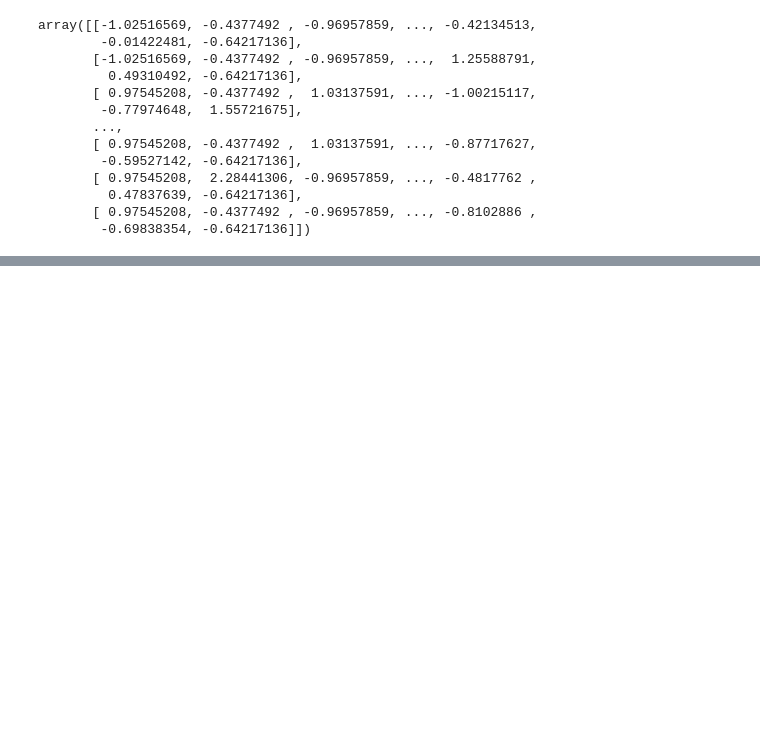
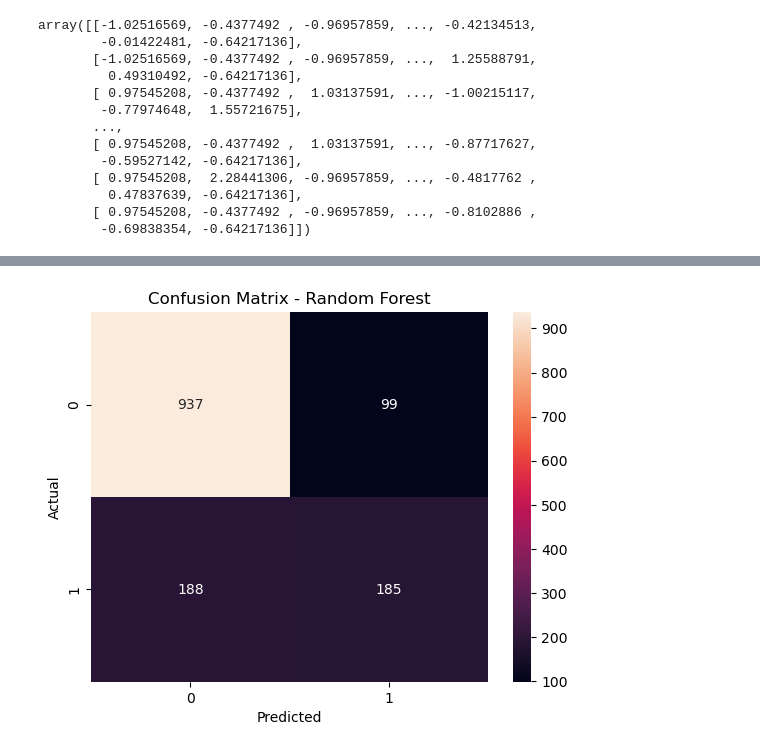
Before and after one commit to esscova/telco-churn, a Jupyter notebook: notebooks/02 - modelagem.ipynb, the cells around one changed output, grey strips where cells are left out. Cells and saved outputs as stored; diff of their text form; code cells hidden in the pictures; blank space fills up the shorter version.

```diff
--- a/notebooks/02 - modelagem.ipynb
+++ b/notebooks/02 - modelagem.ipynb
@@ -176,0 +200,8 @@ Baseline accuracy:  0.7352732434350603
+# %%
+# train
+rf_model = RandomForestClassifier(n_estimators=300, random_state=42)
+rf_model.fit(X_train, y_train)
+
+# preds
+pred_rf = rf_model.predict(X_test)
+pred_rf
@@ -176,0 +257,12 @@ Baseline accuracy:  0.7352732434350603
+# %%
+# CM
+cm_rf = confusion_matrix(y_test, pred_rf)
+
+sns.heatmap(cm_rf, annot=True, fmt="d")
+plt.title("Confusion Matrix - Random Forest")
+plt.xlabel("Predicted")
+plt.ylabel("Actual")
+
+plt.show()
+# %% [output]
+[figure, added]
```
Also changed, not shown: parts of 19 cells of this notebook.
